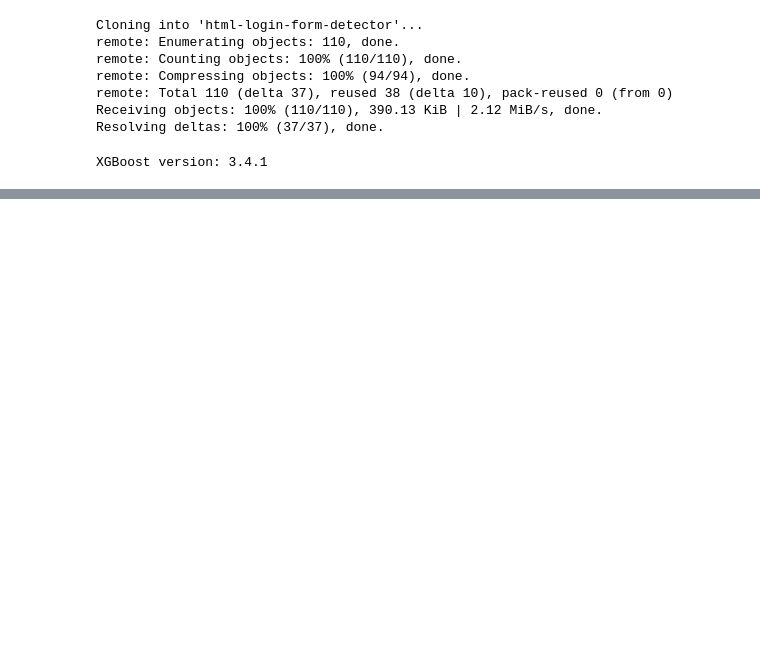
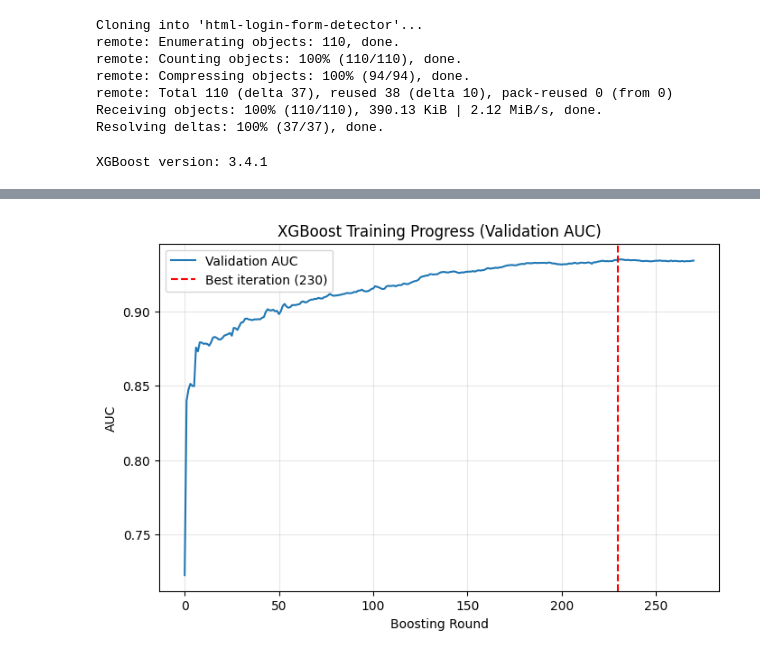
Before and after one commit to Smyles019/html-login-form-detector, a Jupyter notebook: notebooks/02_xgboost_training.ipynb, the cells around one changed output, grey strips where cells are left out. Drawn from its saved outputs; the diff is of its cells as text; code cells hidden in the pictures; blank space fills up the shorter version.

Commit message:
Updated the xgboost

```diff
--- a/notebooks/02_xgboost_training.ipynb
+++ b/notebooks/02_xgboost_training.ipynb
@@ -160,0 +195,22 @@ Topology Matrix Ready! X_train shape: (1141, 4012)
+# %%
+# Tag n-gram sequences (paren-style tokens, per our agreed tokenization)
+seq_vectorizer = CountVectorizer(
+    token_pattern=r'\([a-z0-9]+|\)',
+    ngram_range=(1, 5),
+    max_features=4000
+)
+X_train_seq = seq_vectorizer.fit_transform(df_train['html_signature'])
+X_val_seq = seq_vectorizer.transform(df_val['html_signature'])
+
+print(f"N-gram matrix — Train: {X_train_seq.shape}, Val: {X_val_seq.shape}")
+
+# Scale the merged numeric features (structural + topology)
+scaler = RobustScaler()
+X_train_num = scaler.fit_transform(numeric_train)
+X_val_num = scaler.transform(numeric_val)
+
+# Combine numeric + n-gram into one sparse matrix
+X_train = hstack([X_train_num, X_train_seq]).tocsr()
+X_val = hstack([X_val_num, X_val_seq]).tocsr()
+
+print(f"Final combined matrix — X_train: {X_train.shape}, X_val: {X_val.shape}")
@@ -198,6 +255,24 @@ XGBClassifier(base_score=None, booster=None, callbacks=None,
               max_leaves=None, min_child_weight=None, missing=nan,
               monotone_constraints=None, multi_strategy=None, n_estimators=1000,
               n_jobs=None, num_parallel_tree=None, ...)
+# %%
+import matplotlib.pyplot as plt
+
+results = model.evals_result()
+val_auc = results['validation_0']['auc']
+
+plt.figure(figsize=(8, 5))
+plt.plot(val_auc, label='Validation AUC')
+plt.axvline(model.best_iteration, color='red', linestyle='--',
+            label=f'Best iteration ({model.best_iteration})')
+plt.xlabel('Boosting Round')
+plt.ylabel('AUC')
+plt.title('XGBoost Training Progress (Validation AUC)')
+plt.legend()
+plt.grid(alpha=0.3)
+plt.show()
+# %% [output]
+[figure, added]
 # %%
 # Probabilities for Class 0 (LOGIN_FORM) and Class 1 (NO_FORM)
 y_proba_login = model.predict_proba(X_val)[:, 0]
```
Also changed, not shown: parts of 9 cells of this notebook.
